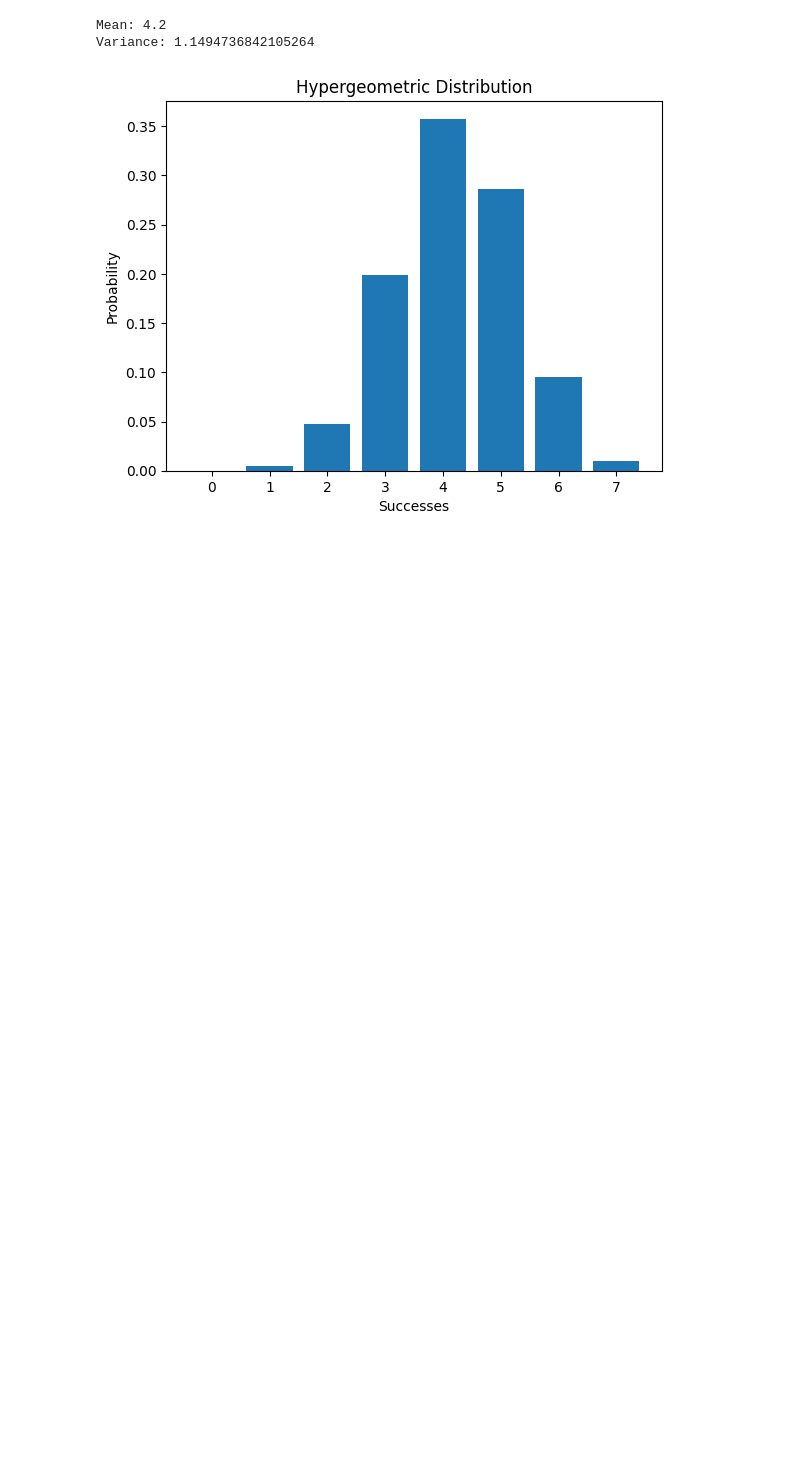
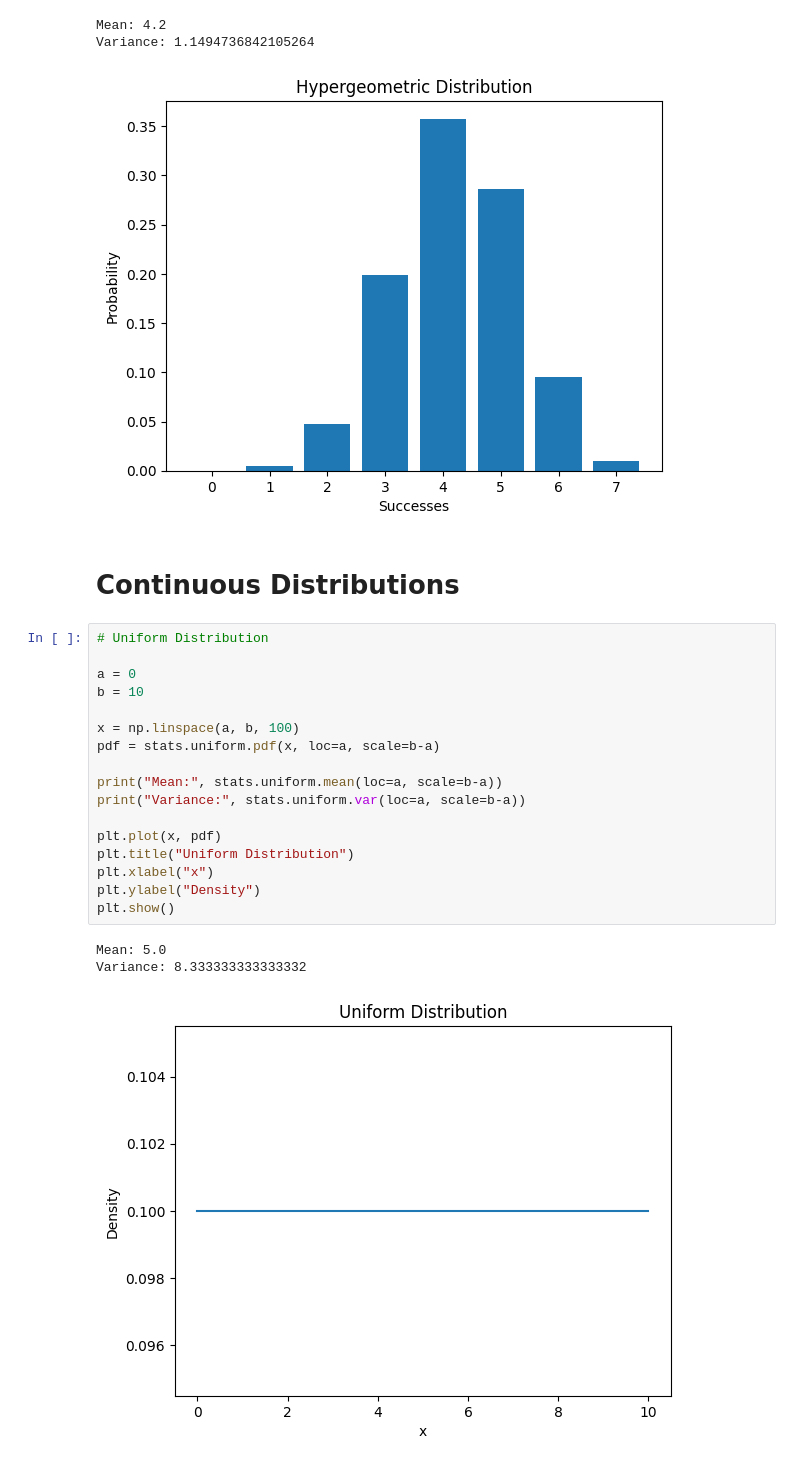
Before and after one commit to T-REX-C0DER/SciPy-Learning-Repository-, a Jupyter notebook: Scipy_Stats.ipynb, the cells around one changed output. Saved outputs shown, nothing was run; the diff lists cells and outputs as text; blank space fills up the shorter version.

Commit message:
uniform dist

```diff
--- a/Scipy_Stats.ipynb
+++ b/Scipy_Stats.ipynb
@@ -114,3 +114,26 @@ plt.show()
 Mean: 4.2
 Variance: 1.1494736842105264
 [figure]
+# %% [markdown]
+# Continuous Distributions
+# %%
+# Uniform Distribution
+
+a = 0
+b = 10
+
+x = np.linspace(a, b, 100)
+pdf = stats.uniform.pdf(x, loc=a, scale=b-a)
+
+print("Mean:", stats.uniform.mean(loc=a, scale=b-a))
+print("Variance:", stats.uniform.var(loc=a, scale=b-a))
+
+plt.plot(x, pdf)
+plt.title("Uniform Distribution")
+plt.xlabel("x")
+plt.ylabel("Density")
+plt.show()
+# %% [output]
+Mean: 5.0
+Variance: 8.333333333333332
+[figure, added]
```
